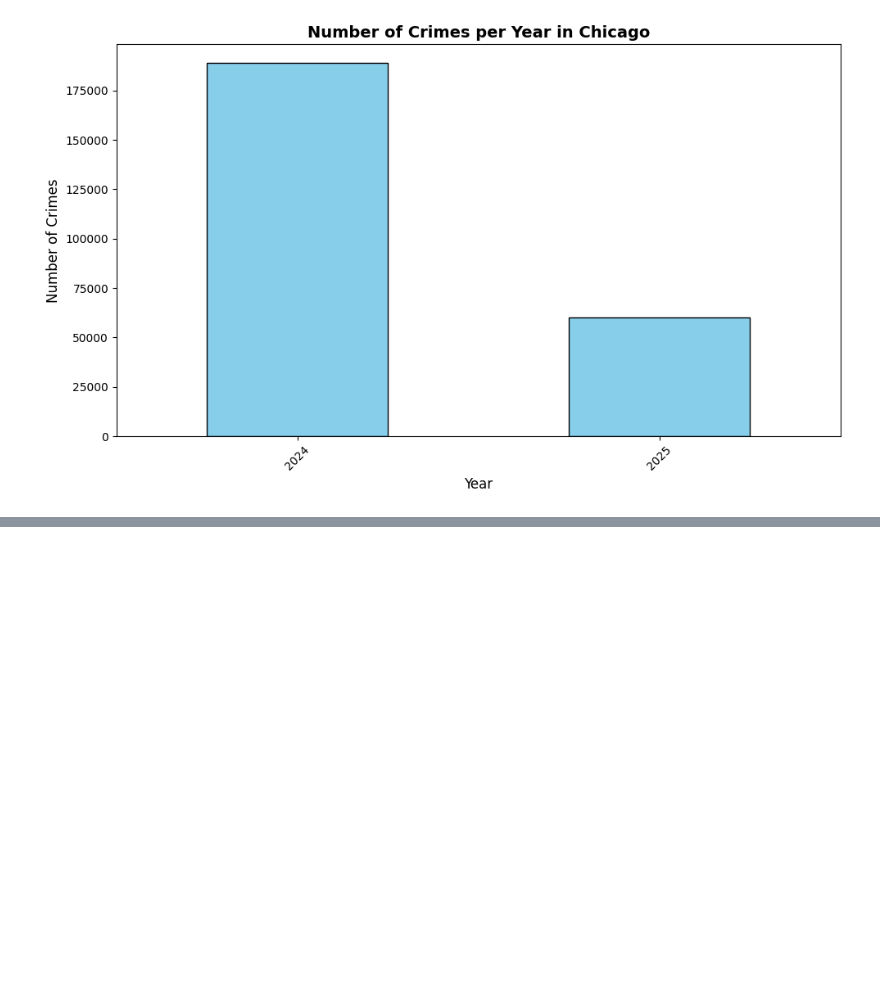
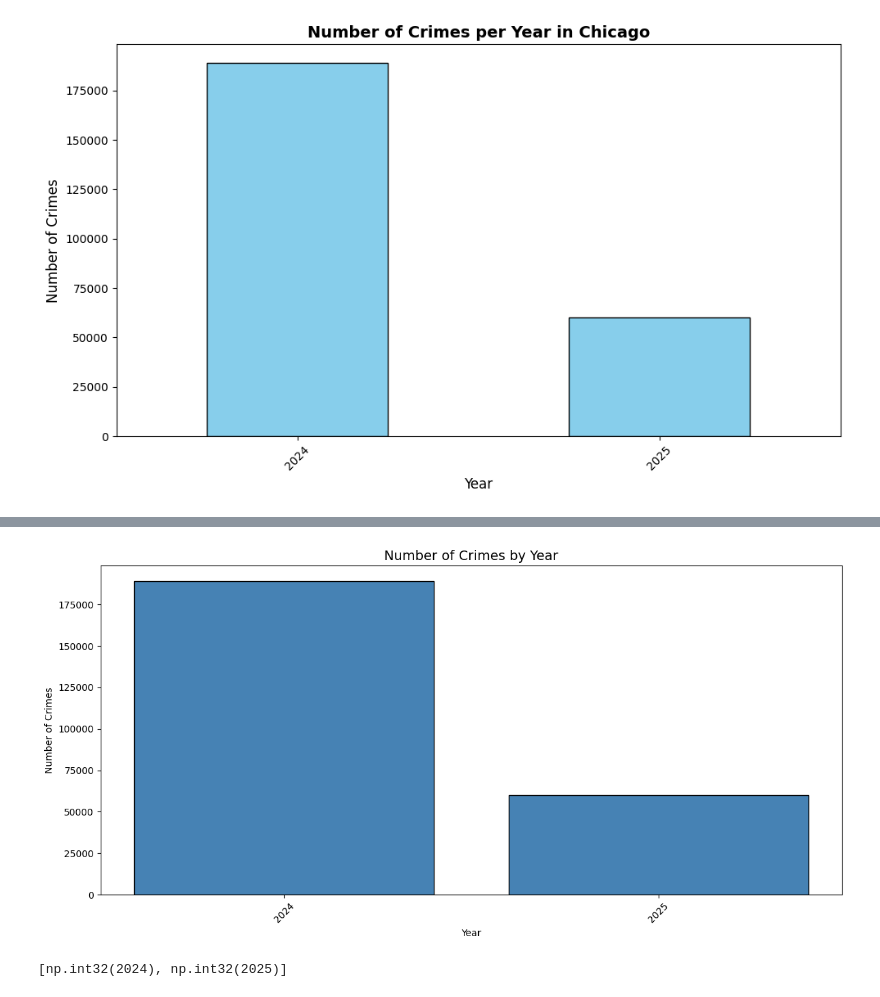
Before and after one commit to owen-decastro/PELEC_repo_of_act, a Jupyter notebook: midterm_exam.ipynb, the cells around one changed output, grey strips where cells are left out. Saved outputs shown, nothing was run; the diff lists cells and outputs as text; code cells hidden in the pictures; blank space fills up the shorter version.

```diff
--- a/midterm_exam.ipynb
+++ b/midterm_exam.ipynb
@@ -416,0 +489,26 @@ plt.show()
+# %%
+import matplotlib.pyplot as plt
+import pandas as pd
+
+# Extract Year from Date
+df['Year'] = pd.to_datetime(df['Date'], errors='coerce').dt.year
+
+# Group by year
+crime_by_year = df.groupby('Year').size()
+
+# Plot
+plt.figure(figsize=(12,6))
+plt.bar(crime_by_year.index, crime_by_year.values, color='steelblue', edgecolor='black')
+plt.title("Number of Crimes by Year", fontsize=14)
+plt.xlabel("Year")
+plt.ylabel("Number of Crimes")
+plt.xticks(crime_by_year.index, rotation=45)
+plt.tight_layout()
+plt.show()
+# %% [output]
+[figure, added]
+# %%
+years = sorted(df['Year'].dropna().unique())
+years
+# %% [output]
+[np.int32(2024), np.int32(2025)]
```
Also changed, not shown: parts of 35 cells of this notebook.
